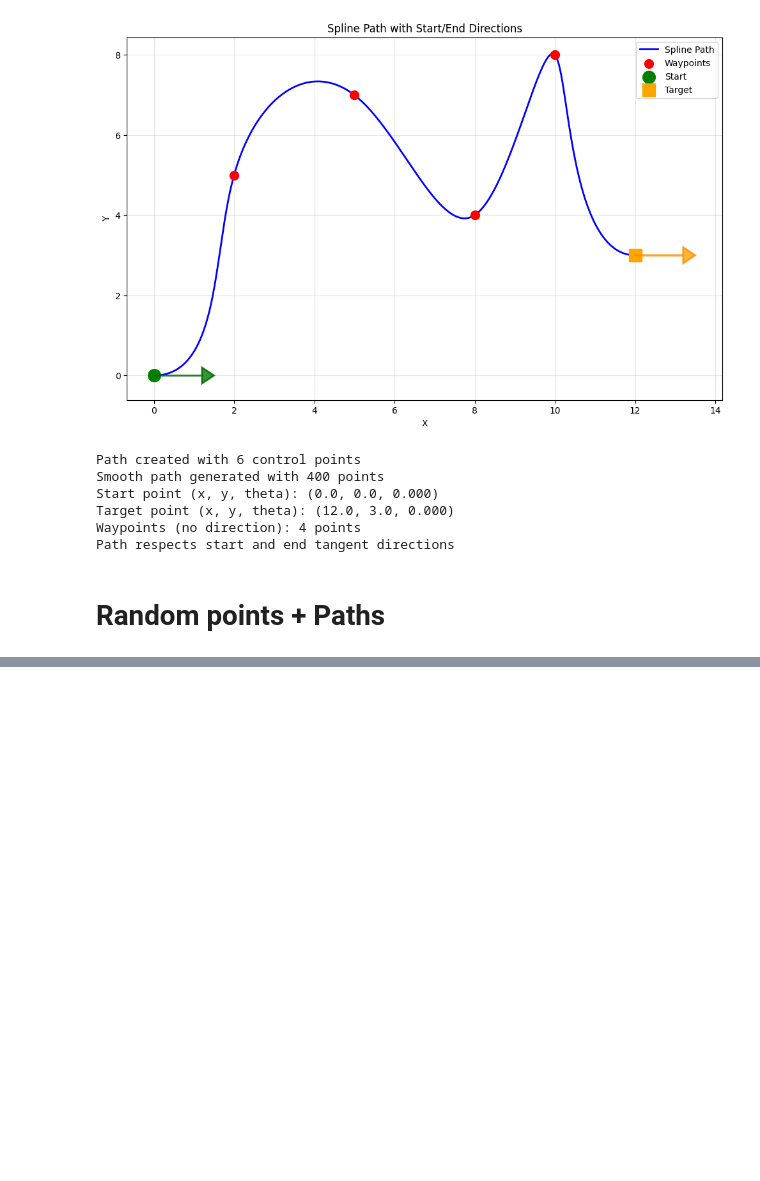
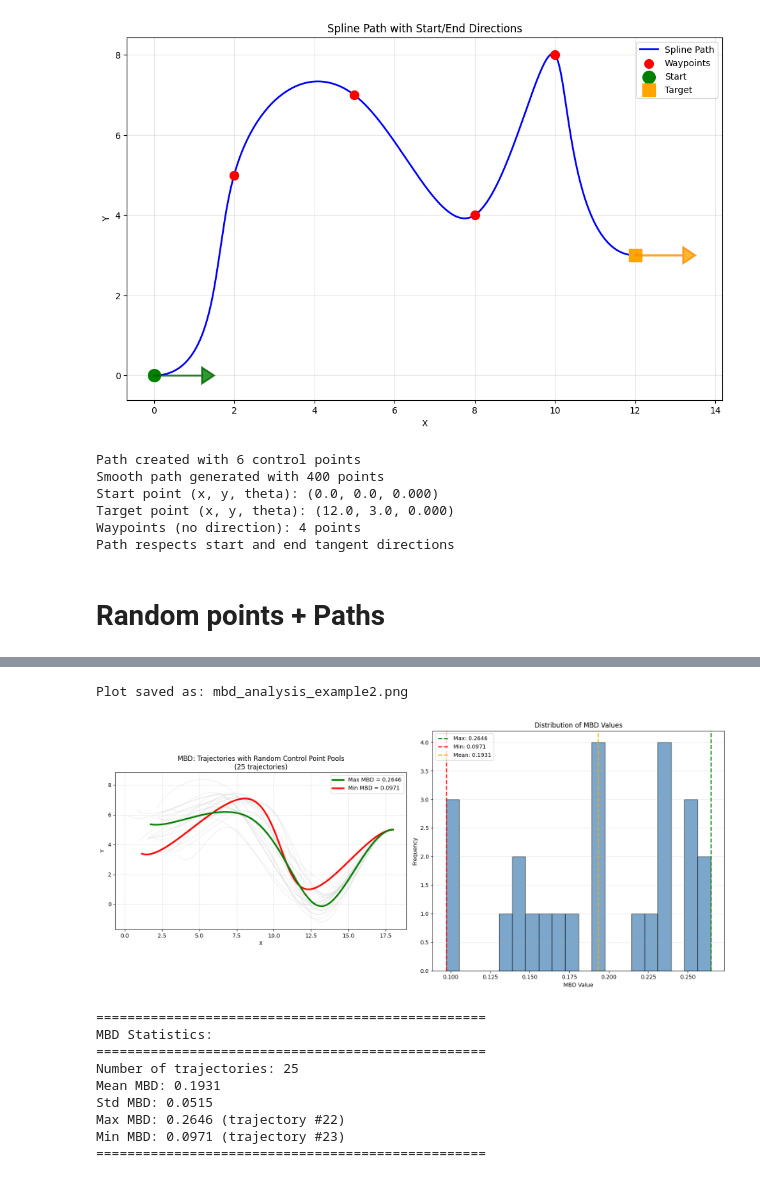
Before and after one commit to aldajo92/DockingAlgorithmEafit, a Jupyter notebook: Main.ipynb, the cells around one changed output, grey strips where cells are left out. Saved outputs shown, nothing was run; the diff lists cells and outputs as text; code cells hidden in the pictures; blank space fills up the shorter version.

```diff
--- a/Main.ipynb
+++ b/Main.ipynb
@@ -690,0 +1027,9 @@ Each path randomly selects 1 waypoint from Spline 1 pool, then 1 from Spline 2 p
+# %%
+# Calcular Modified Band Depth para el segundo conjunto
+mbd_values_pool, trajectories_pool_interp = compute_modified_band_depth(
+    trajectories_pool_list,
+    num_points=150,
+    sample_pairs=None  # Para conjuntos grandes (>50 trayectorias), considerar muestrear
+)
+
+print(f"\nMBD computed for {len(mbd_values_pool)} trajectories")
@@ -690,0 +1054,20 @@ Each path randomly selects 1 waypoint from Spline 1 pool, then 1 from Spline 2 p
+# %%
+# Visualizar resultados del análisis MBD para el segundo conjunto
+idx_max_pool, idx_min_pool = plot_mbd_analysis(
+    trajectories_pool_interp,
+    mbd_values_pool,
+    title="MBD: Trajectories with Random Control Point Pools",
+    filename="mbd_analysis_example2.png"
+)
+# %% [output]
+Plot saved as: mbd_analysis_example2.png
+[figure, added]
+==================================================
+MBD Statistics:
+==================================================
+Number of trajectories: 25
+Mean MBD: 0.1931
+Std MBD: 0.0515
+Max MBD: 0.2646 (trajectory #22)
+Min MBD: 0.0971 (trajectory #23)
+==================================================
```
Also changed, not shown: parts of 16 cells of this notebook, 5 other files.
